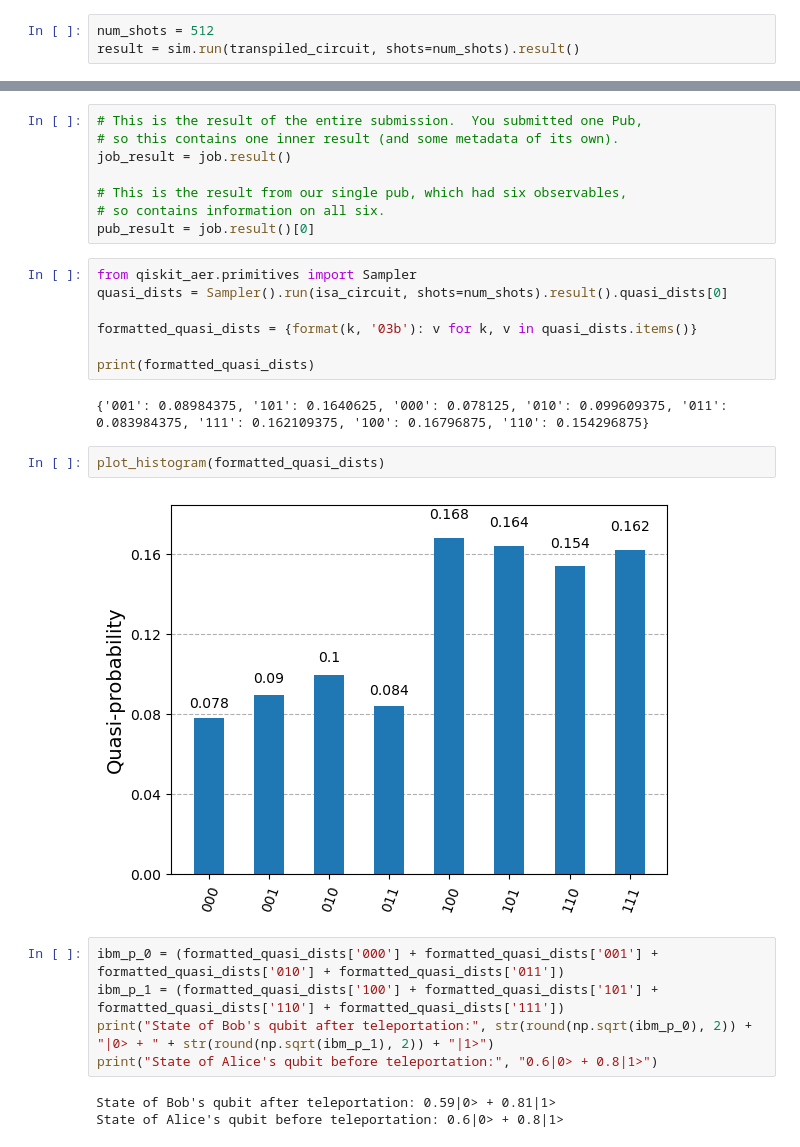
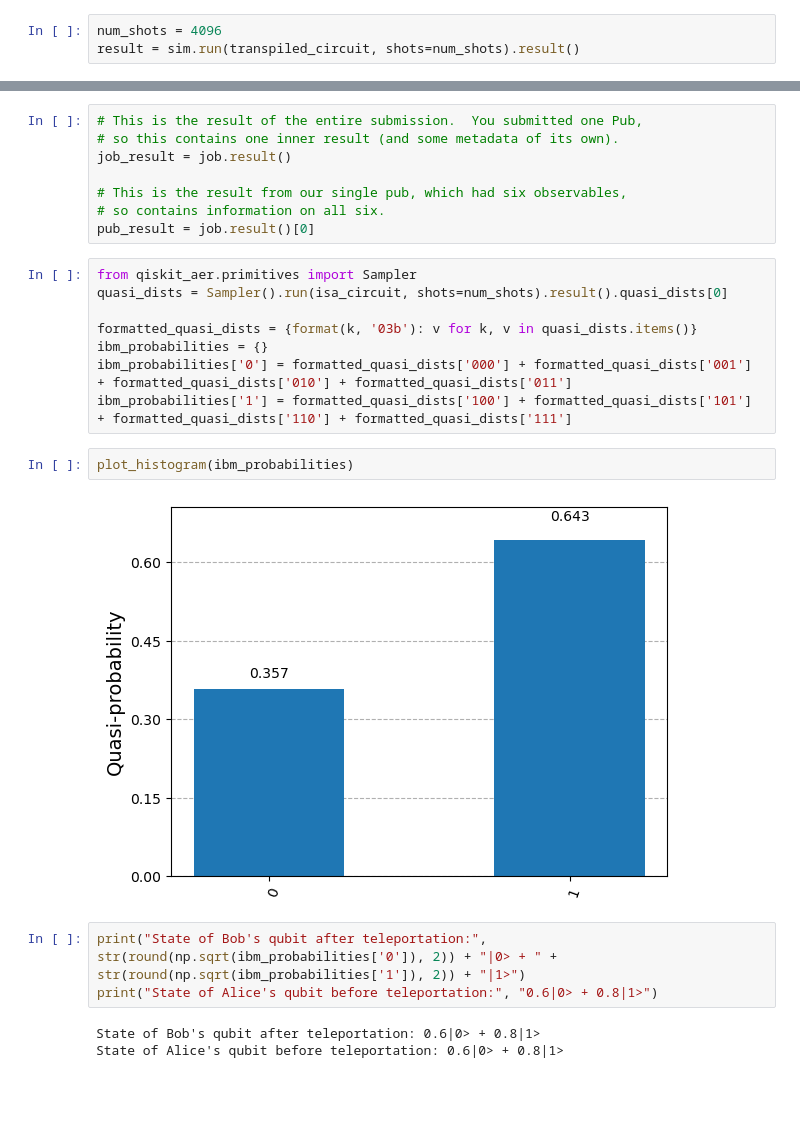
Before and after one commit to avinashc5/QML, a Jupyter notebook: week1/teleportation.ipynb, the cells around one changed output, grey strips where cells are left out. Saved outputs shown, nothing was run; the diff lists cells and outputs as text; blank space fills up the shorter version.

Commit message:
changed plots

```diff
--- a/week1/teleportation.ipynb
+++ b/week1/teleportation.ipynb
@@ -120,5 +120,5 @@ transpiled_circuit = transpile(teleportation_circuit, sim)
 # %% [markdown]
 We will run the circuit 4096 times and count the number of times $a_1$ is $\ket{0}$ and number of times it is $\ket{1}$. By doing this we can get the probabilities and thus can approximate the state it was in.
 # %%
-num_shots = 512
+num_shots = 4096
 result = sim.run(transpiled_circuit, shots=num_shots).result()
@@ -187,19 +189,16 @@ from qiskit_aer.primitives import Sampler
 quasi_dists = Sampler().run(isa_circuit, shots=num_shots).result().quasi_dists[0]
 
 formatted_quasi_dists = {format(k, '03b'): v for k, v in quasi_dists.items()}
-
-print(formatted_quasi_dists)
+ibm_probabilities = {}
+ibm_probabilities['0'] = formatted_quasi_dists['000'] + formatted_quasi_dists['001'] + formatted_quasi_dists['010'] + formatted_quasi_dists['011']
+ibm_probabilities['1'] = formatted_quasi_dists['100'] + formatted_quasi_dists['101'] + formatted_quasi_dists['110'] + formatted_quasi_dists['111']
-# %% [output]
-{'001': 0.08984375, '101': 0.1640625, '000': 0.078125, '010': 0.099609375, '011': 0.083984375, '111': 0.162109375, '100': 0.16796875, '110': 0.154296875}
 # %%
-plot_histogram(formatted_quasi_dists)
+plot_histogram(ibm_probabilities)
 # %% [output]
-[figure, old version]
+[figure, new version]
 # %%
-ibm_p_0 = (formatted_quasi_dists['000'] + formatted_quasi_dists['001'] + formatted_quasi_dists['010'] + formatted_quasi_dists['011'])
-ibm_p_1 = (formatted_quasi_dists['100'] + formatted_quasi_dists['101'] + formatted_quasi_dists['110'] + formatted_quasi_dists['111'])
-print("State of Bob's qubit after teleportation:", str(round(np.sqrt(ibm_p_0), 2)) + "|0> + " + str(round(np.sqrt(ibm_p_1), 2)) + "|1>")
+print("State of Bob's qubit after teleportation:", str(round(np.sqrt(ibm_probabilities['0']), 2)) + "|0> + " + str(round(np.sqrt(ibm_probabilities['1']), 2)) + "|1>")
 print("State of Alice's qubit before teleportation:", "0.6|0> + 0.8|1>")
 # %% [output]
-State of Bob's qubit after teleportation: 0.59|0> + 0.81|1>
+State of Bob's qubit after teleportation: 0.6|0> + 0.8|1>
 State of Alice's qubit before teleportation: 0.6|0> + 0.8|1>
```
Also changed, not shown: parts of 7 cells of this notebook, 1 other file.
